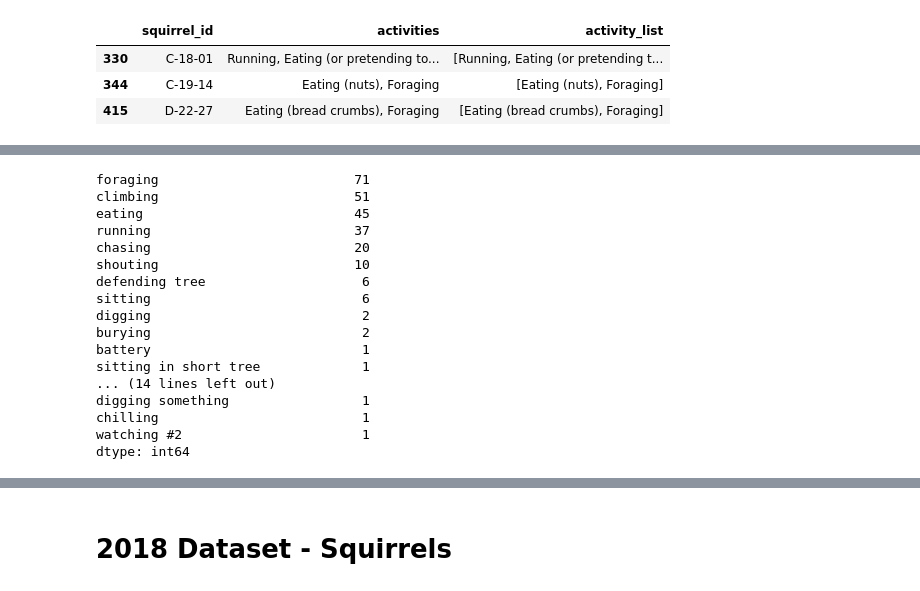
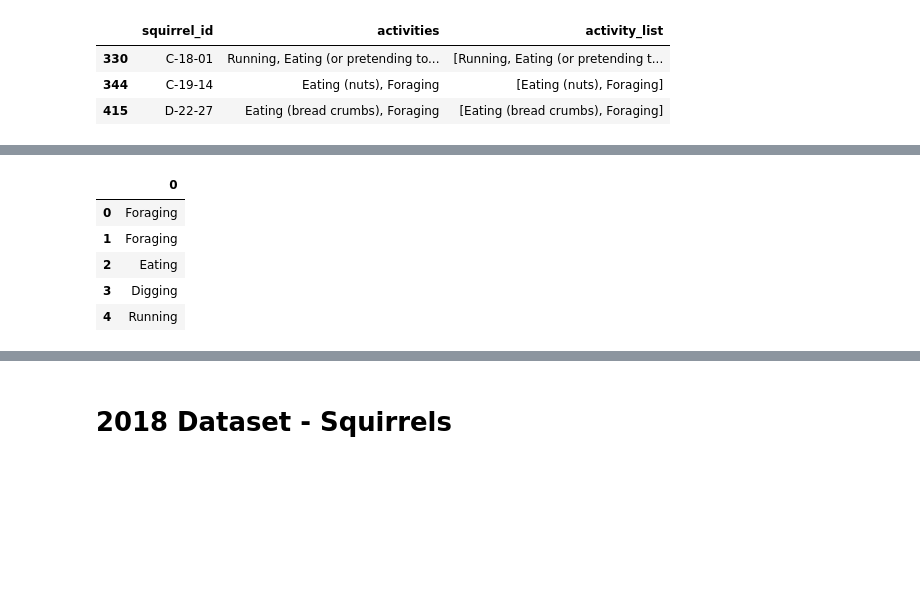
Before and after one commit to alyssahondrade/we-the-new-york-city-squirrels, a Jupyter notebook: squirrel_cleaning.ipynb, the cells around one changed output, grey strips where cells are left out. Cells and saved outputs as stored; diff of their text form; code cells hidden in the pictures; blank space fills up the shorter version.

```diff
--- a/squirrel_cleaning.ipynb
+++ b/squirrel_cleaning.ipynb
@@ -189,7 +171,7 @@ s2020_nonull.head()
 ## Clean 'activities' column
 # %%
 # Create a DataFrame of the 'activities' column for cleaning
-activities_df = s2020_nonull[['squirrel_id', 'activities']].copy()
+activities_df = reduced_2020[['squirrel_id', 'activities']].copy()
 activities_df
 # %% [output]
 |  | squirrel_id | activities |
@@ -245,10 +227,13 @@ activities_df.iloc[idx_list]
 | 344 | C-19-14 | Eating (nuts), Foraging | [Eating (nuts), Foraging] |
 | 415 | D-22-27 | Eating (bread crumbs), Foraging | [Eating (bread crumbs), Foraging] |
 # %%
-# Combine all "Eating (...)" to "Eating"
+### CAN WE JUST DO THIS WITH THE reduced_2020 DATAFRAME TO AVOID HAVING TO MERGE? OR IS IT SAFER TO MAKE A COPY?
+
+# Combine 'child' activities that match 'parent' activities
 pattern = 'Eating \((.*?)\)'
 sitting = ["Hanging out", "Hanging", "Chilling", "Sitting in short tree", "Sticking out of a tree", "Very carefully watching a cat", "Watching #2", "Posing"]
 shouting = ["Vocalization at us", "Defending tree"]
+other_activities = ['Self-cleaning', 'Sleeping', 'Sleeping (Dead?)', 'battery']
 
 for row in activities_df['activity_list']:
     for idx, word in enumerate(row):
@@ -273,6 +258,9 @@ for row in activities_df['activity_list']:
 
         if (word == "Jumping"):
             row[idx] = "Climbing"
+
+        if (word in other_activities):
+            row[idx] = "other_activities"
 # %%
 flat_list = [value for row in activities_df['activity_list'] for value in row]
 flat_df = pd.DataFrame(flat_list)
@@ -293,38 +278,31 @@ battery              1
 dtype: int64
+# %%
+flat_df.head()
+# %% [output]
+|  | 0 |
+| 0 | Foraging |
+| 1 | Foraging |
+| 2 | Eating |
+| 3 | Digging |
+| 4 | Running |
 # %%
-activities = []
+#### DO WE NEED THIS CELL ANYMORE?
 
-# Split the activities column
-for sighting in s2020_nonull['activities']:
-    activities.append(sighting.split(", "))
+# activities = []
 
-# Flatten the list
-all_activities = [value.lower() for row in activities for value in row]
+# # Split the activities column
+# for sighting in s2020_nonull['activities']:
+#     activities.append(sighting.split(", "))
 
-# Get the unique activities
-unique_activities = set(all_activities)
-unique_activities
+# # Flatten the list
+# all_activities = [value.lower() for row in activities for value in row]
 
-# 2018 equivalent activities
-# parsed_list = ["running", "chasing", "climbing", "eating", "foraging"]
+# # Get the unique activities
+# unique_activities = set(all_activities)
+# unique_activities
 
-activities_df = pd.DataFrame(all_activities)
-activities_df.value_counts()
+# # 2018 equivalent activities
+# # parsed_list = ["running", "chasing", "climbing", "eating", "foraging"]
+
+# activities_df = pd.DataFrame(all_activities)
+# activities_df.value_counts()
-# %% [output]
-foraging                         71
-climbing                         51
-eating                           45
-running                          37
-chasing                          20
-shouting                         10
-defending tree                    6
-sitting                           6
-digging                           2
-burying                           2
-battery                           1
-sitting in short tree             1
-... (14 lines left out)
-digging something                 1
-chilling                          1
-watching #2                       1
-dtype: int64
```
Also changed, not shown: parts of 14 cells of this notebook.
